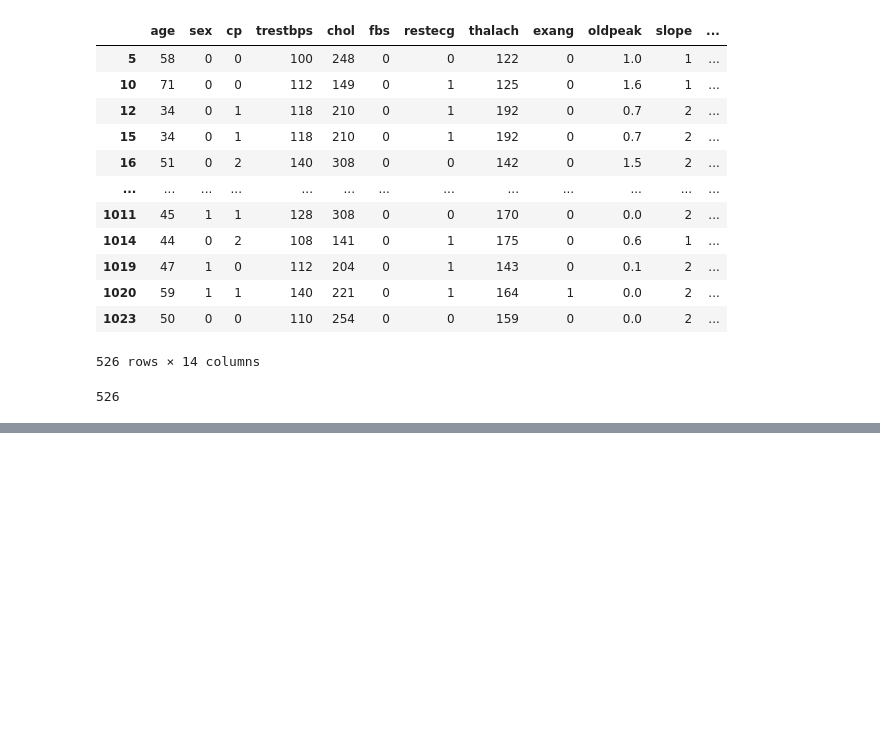
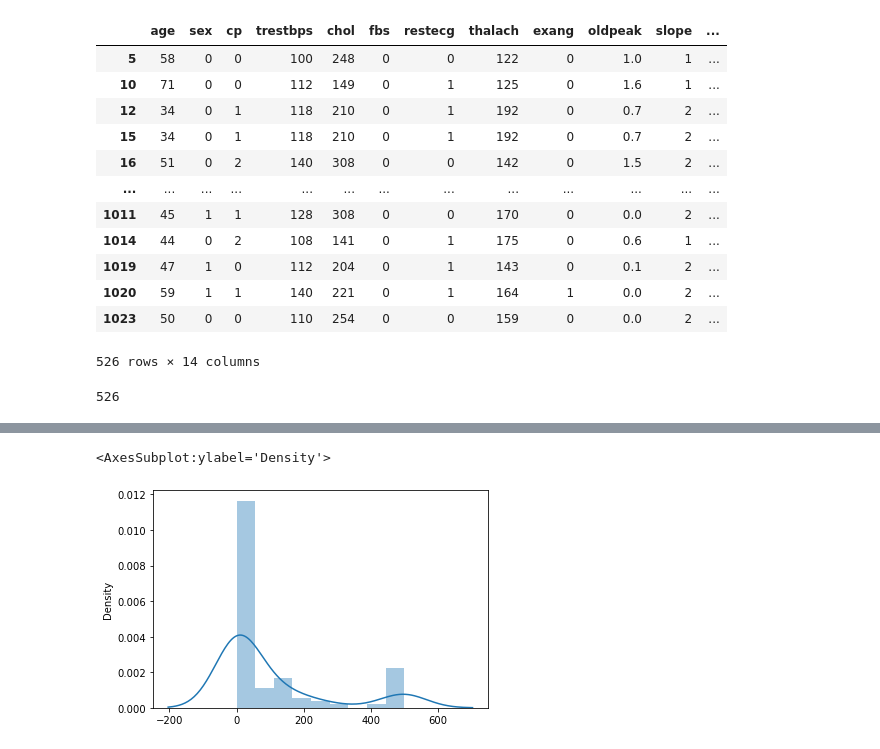
Before and after one commit to RagingRyann/group_project, a Jupyter notebook: ETL.ipynb, the cells around one changed output, grey strips where cells are left out. Drawn from its saved outputs; the diff is of its cells as text; code cells hidden in the pictures; blank space fills up the shorter version.

```diff
--- a/ETL.ipynb
+++ b/ETL.ipynb
@@ -164,7 +178,8 @@ len(HD_df)
 # %% [output]
 526
 # %%
-noHD_df.describe()
+stats_none_df = noHD_df.describe()
+stats_none_df
 # %% [output]
 |  | age | sex | cp | trestbps | chol | fbs | restecg | thalach | exang | oldpeak | slope | ... |
 | count | 499.000000 | 499.000000 | 499.000000 | 499.000000 | 499.000000 | 499.000000 | 499.000000 | 499.000000 | 499.000000 | 499.000000 | 499.000000 | ... |
@@ -189,0 +256,6 @@ HD_df.describe()
+# %%
+### DIFFERENT EXAMPLE FOR BELL CURVE ###
+sns.distplot(stats_none_df)
+# %% [output]
+<AxesSubplot:ylabel='Density'>
+[figure, added]
```
Also changed, not shown: parts of 9 cells of this notebook, 1 other file.
